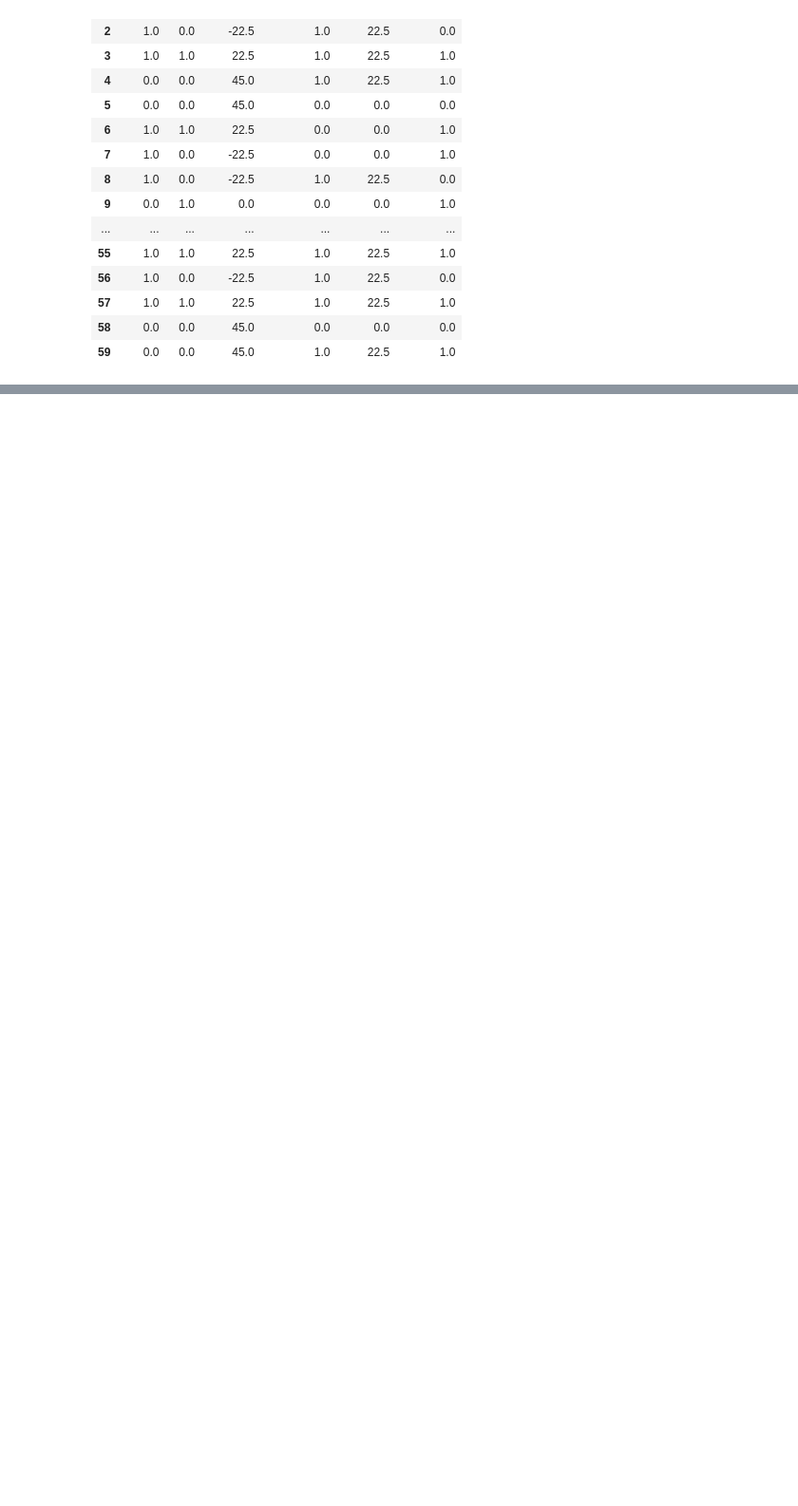
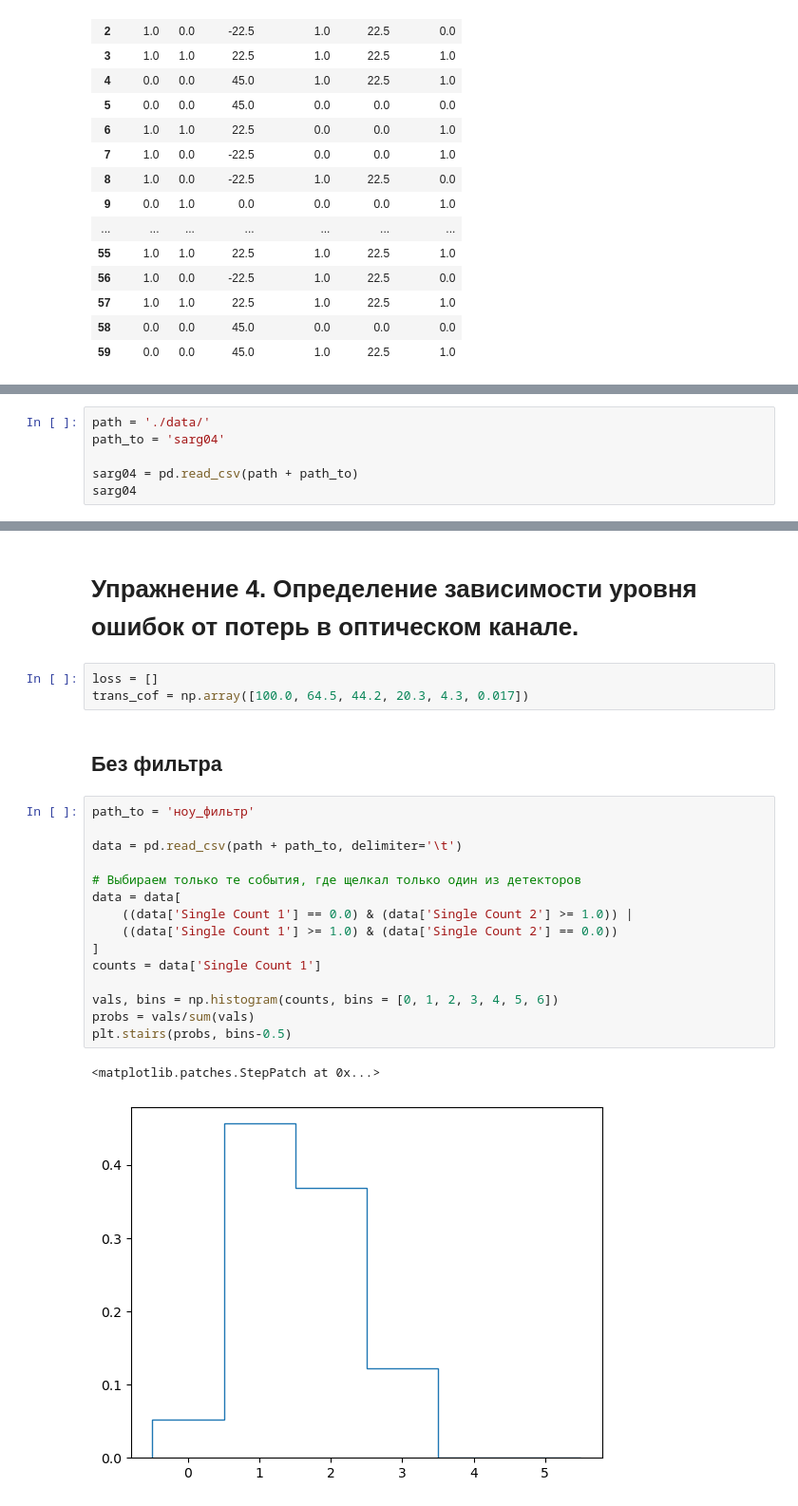
Before and after one commit to robikgrin/9-sem-praks, a Jupyter notebook: crypto/crypto.ipynb, the cells around one changed output, grey strips where cells are left out. Shown at 95% size. Saved outputs shown, nothing was run; the diff lists cells and outputs as text; blank space fills up the shorter version.

Commit message:
Finish crypto exp processing + add spdc data

```diff
--- a/crypto/crypto.ipynb
+++ b/crypto/crypto.ipynb
@@ -176,0 +211,6 @@ data
+# %%
+path = './data/'
+path_to = 'sarg04'
+
+sarg04 = pd.read_csv(path + path_to)
+sarg04
@@ -176,0 +251,25 @@ data
+# %% [markdown]
+# Упражнение 4. Определение зависимости уровня ошибок от потерь в оптическом канале.
+# %%
+loss = []
+trans_cof = np.array([100.0, 64.5, 44.2, 20.3, 4.3, 0.017])
+# %% [markdown]
+## Без фильтра
+# %%
+path_to = 'ноу_фильтр'
+
+data = pd.read_csv(path + path_to, delimiter='\t')
+
+# Выбираем только те события, где щелкал только один из детекторов
+data = data[
+    ((data['Single Count 1'] == 0.0) & (data['Single Count 2'] >= 1.0)) |
+    ((data['Single Count 1'] >= 1.0) & (data['Single Count 2'] == 0.0))
+]
+counts = data['Single Count 1']
+
+vals, bins = np.histogram(counts, bins = [0, 1, 2, 3, 4, 5, 6])
+probs = vals/sum(vals)
+plt.stairs(probs, bins-0.5)
+# %% [output]
+<matplotlib.patches.StepPatch at 0x...>
+[figure, added]
```
Also changed, not shown: parts of 27 cells of this notebook, 28 other files.
